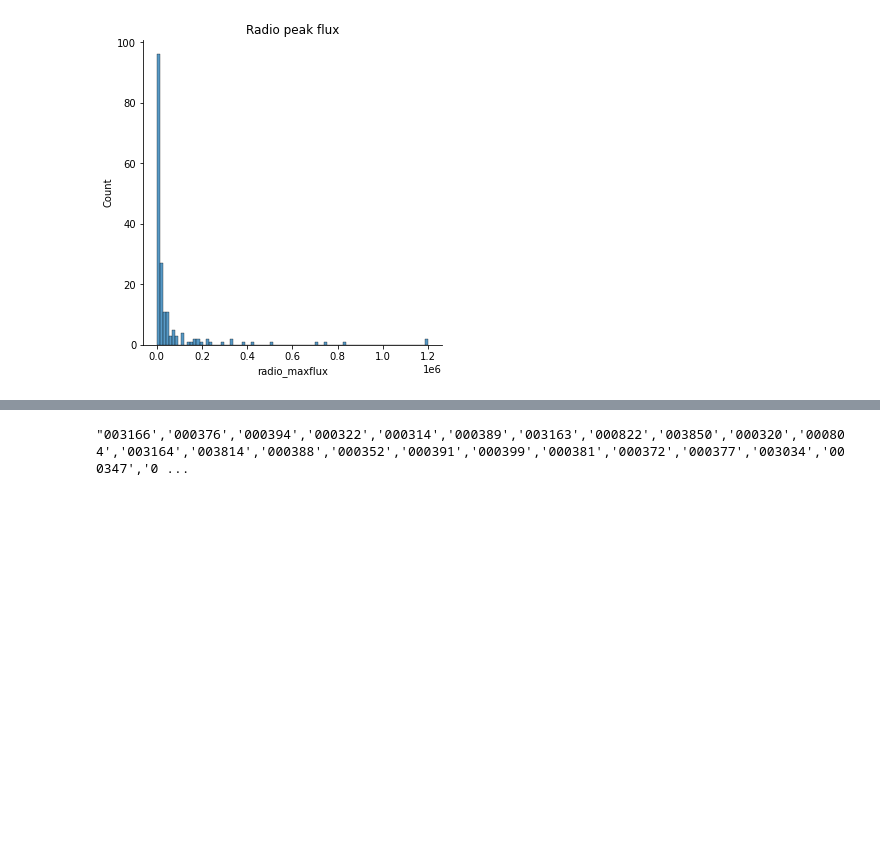
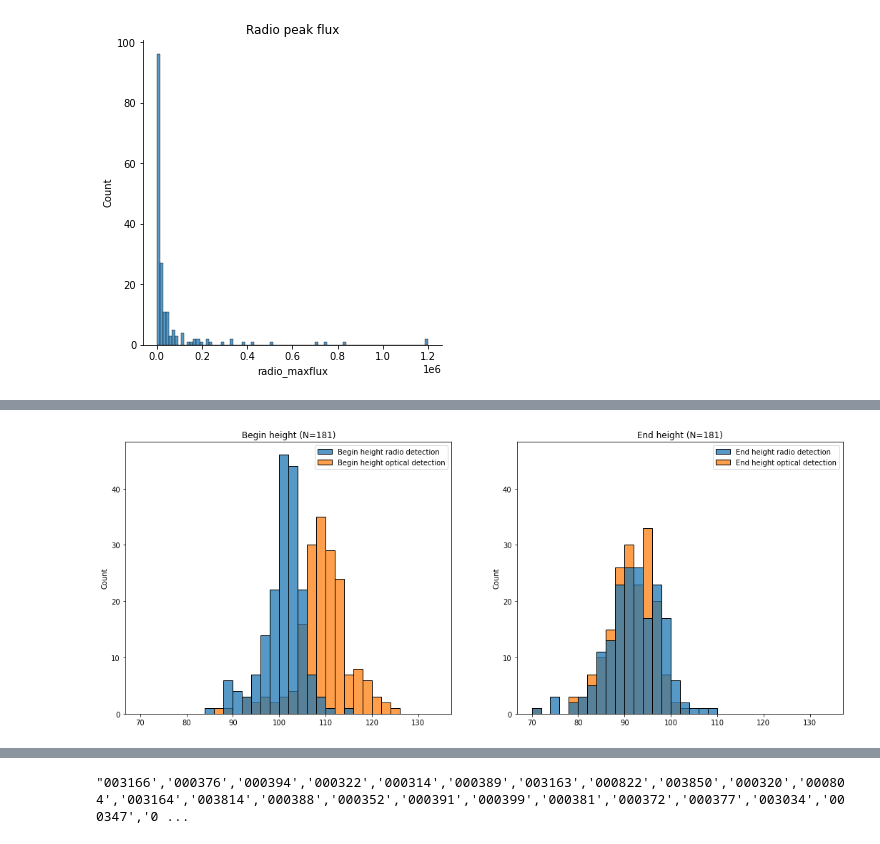
Before and after one commit to tammojan/perseids2020, a Jupyter notebook: explore_perseids.ipynb, the cells around one changed output, grey strips where cells are left out. Saved outputs shown, nothing was run; the diff lists cells and outputs as text; code cells hidden in the pictures; blank space fills up the shorter version.

```diff
--- a/explore_perseids.ipynb
+++ b/explore_perseids.ipynb
@@ -279,0 +277,23 @@ plt.title("Radio peak flux");
+# %%
+fig, [ax0, ax1] = plt.subplots(1, 2, figsize=(18, 7))
+data = camsdata[camsdata["hbeg_radio"] > 0][["hbeg_radio", "Hbeg km"]]
+fg = sns.histplot(
+    data=data, ax=ax0, bins=np.arange(70, 135, 2)
+);
+ax0.set_title(f"Begin height (N={len(data)})");
+leg = ax0.legend_
+leg.get_texts()[0].set_text("Begin height radio detection")
+leg.get_texts()[1].set_text("Begin height optical detection")
+
+data = camsdata[camsdata["hbeg_radio"] > 0][["hend_radio", "Hend km"]]
+fg = sns.histplot(
+    data=data, ax=ax1, bins=np.arange(70, 135, 2)
+);
+ax1.set_title(f"End height (N={len(data)})");
+leg = ax1.legend_
+leg.get_texts()[0].set_text("End height radio detection")
+leg.get_texts()[1].set_text("End height optical detection")
+ax1.set_ylim(ax0.get_ylim());
+fig.savefig("heights_histogram.pdf")
+# %% [output]
+[figure, added]
```
Also changed, not shown: parts of 6 cells of this notebook.
